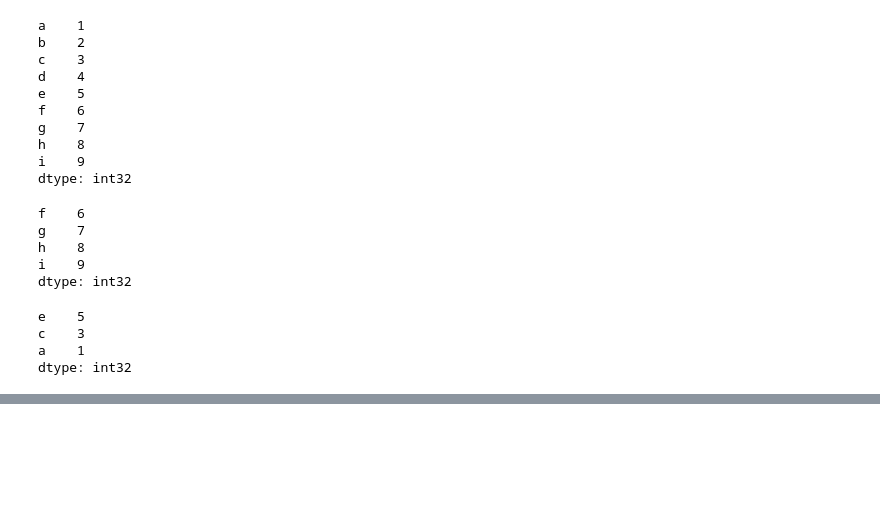
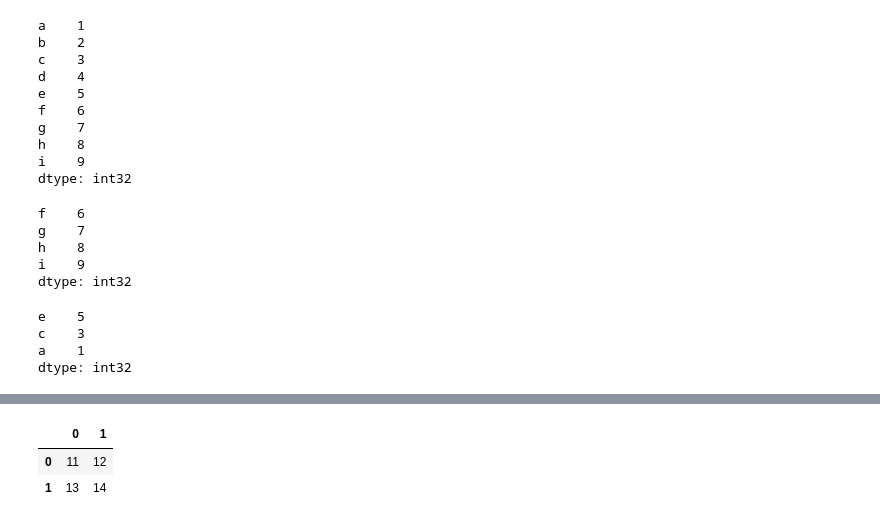
Before and after one commit to Sospeter-Wainaina/DataEngineering, a Jupyter notebook: Python/Pandas/Introduction to Pandas.ipynb, the cells around one changed output, grey strips where cells are left out. Saved outputs shown, nothing was run; the diff lists cells and outputs as text; code cells hidden in the pictures; blank space fills up the shorter version.

```diff
--- a/Python/Pandas/Introduction to Pandas.ipynb
+++ b/Python/Pandas/Introduction to Pandas.ipynb
@@ -467,0 +491,9 @@ dtype: int32
+# %%
+#Create a DataFrame from a 2-D Array
+df_1 = pd.DataFrame(np.array([[11,12],
+                             [13,14]]))
+df_1
+# %% [output]
+|  | 0 | 1 |
+| 0 | 11 | 12 |
+| 1 | 13 | 14 |
```
Also changed, not shown: parts of 3 cells of this notebook.
